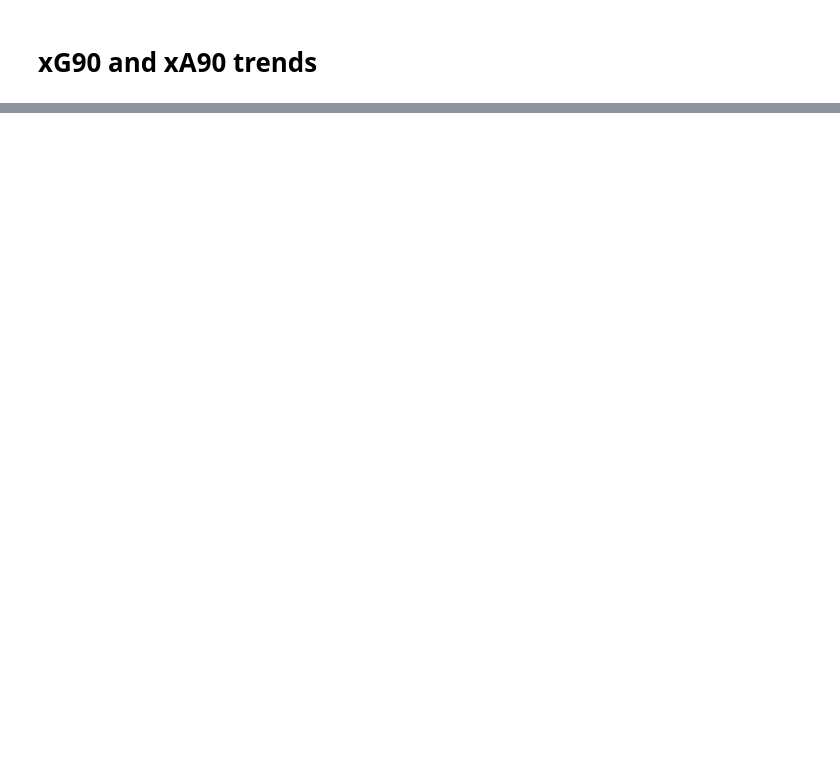
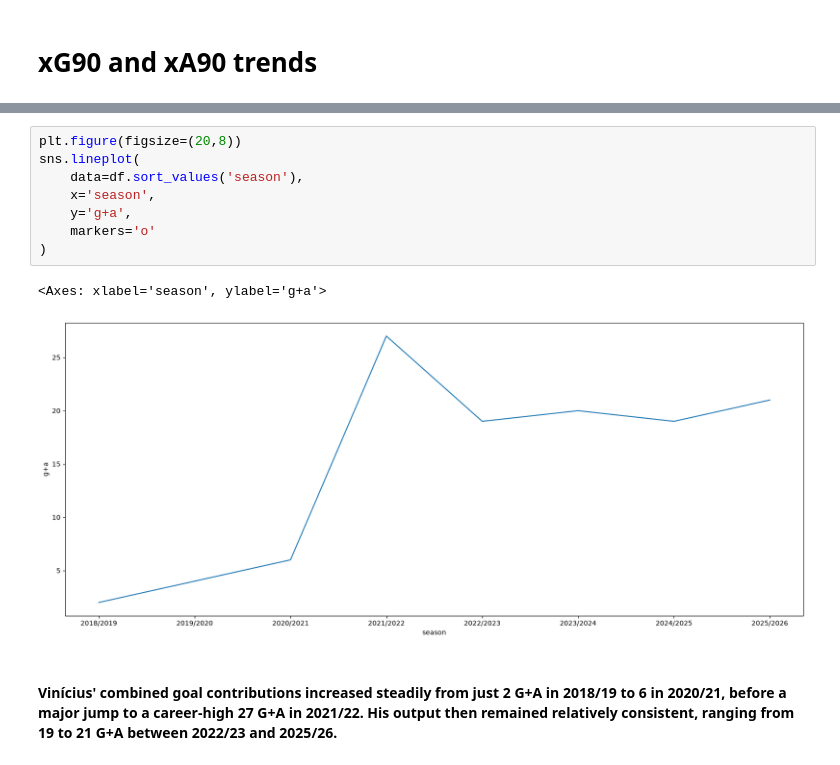
Before and after one commit to ATG0P/Real-Madrid-Analytical-Club, a Jupyter notebook: Vini_jr_laliga_stats.ipynb, the cells around one changed output, grey strips where cells are left out. Drawn from its saved outputs; the diff is of its cells as text; blank space fills up the shorter version.

```diff
--- a/Vini_jr_laliga_stats.ipynb
+++ b/Vini_jr_laliga_stats.ipynb
@@ -225,0 +262,13 @@ ROUGH WORK
+# %%
+plt.figure(figsize=(20,8))
+sns.lineplot(
+    data=df.sort_values('season'),
+    x='season',
+    y='g+a',
+    markers='o'
+)
+# %% [output]
+<Axes: xlabel='season', ylabel='g+a'>
+[figure, added]
+# %% [markdown]
+<h4>Vinícius' combined goal contributions increased steadily from just 2 G+A in 2018/19 to 6 in 2020/21, before a major jump to a career-high 27 G+A in 2021/22. His output then remained relatively consistent, ranging from 19 to 21 G+A between 2022/23 and 2025/26.
```
Also changed, not shown: parts of 15 cells of this notebook.
